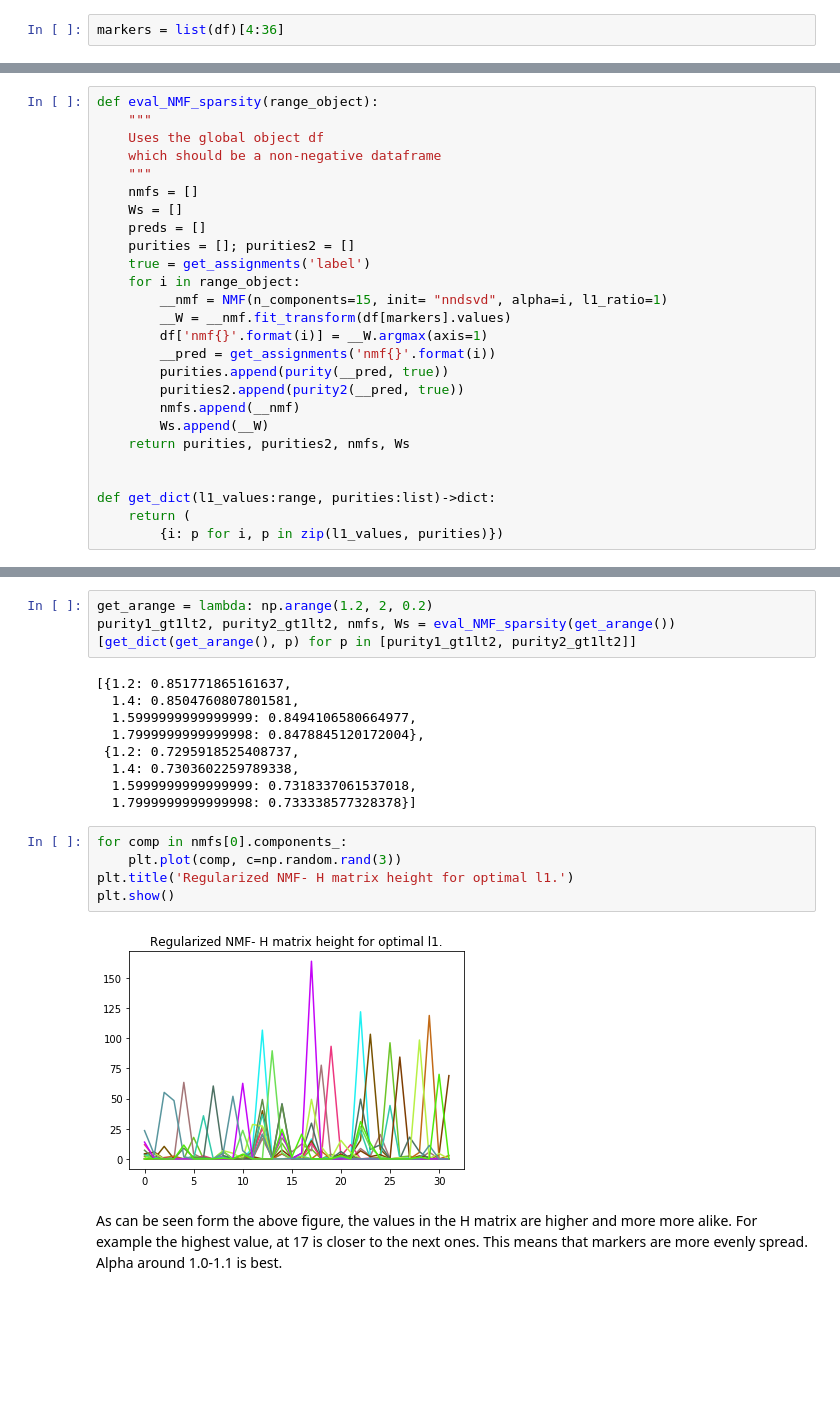
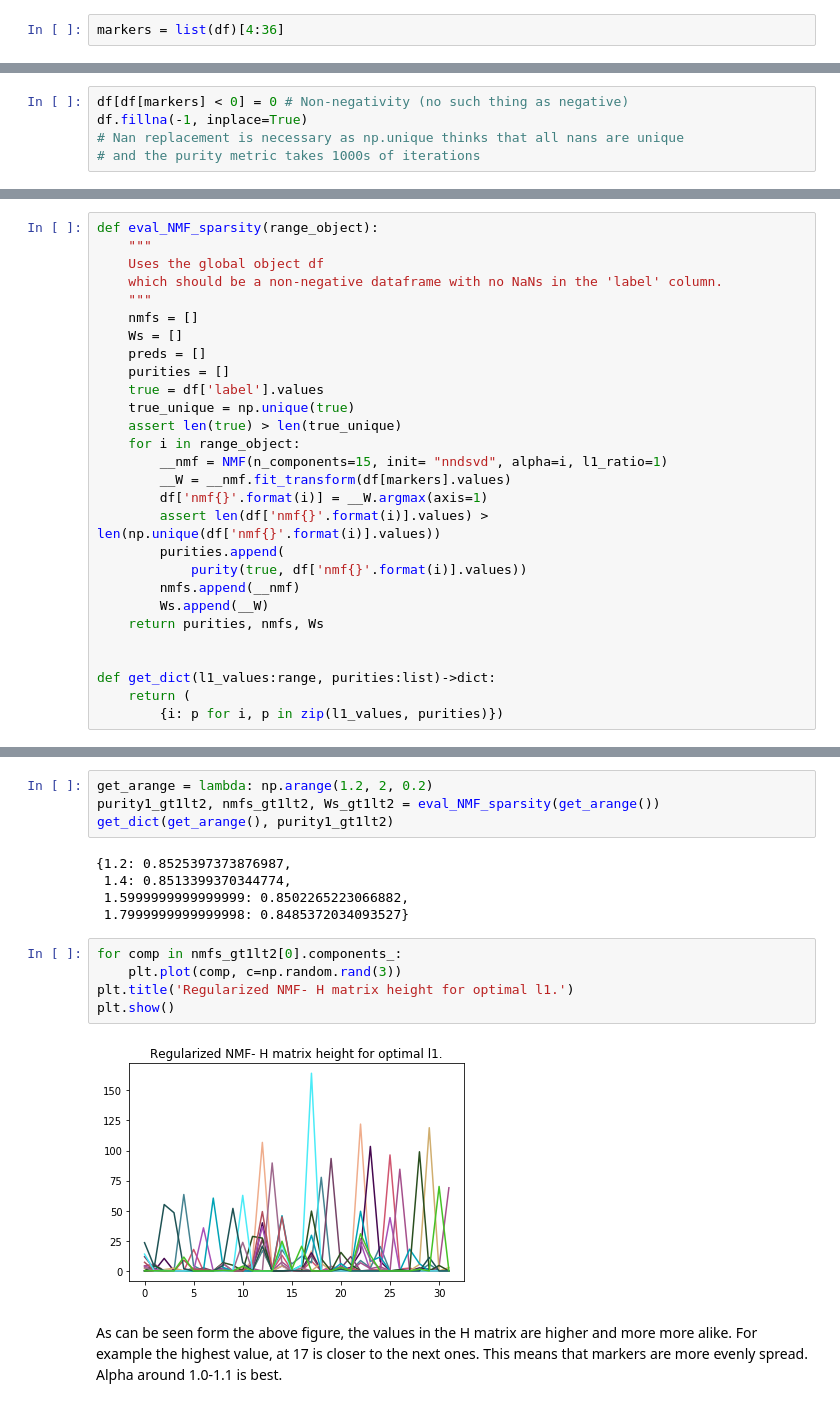
Before and after one commit to SimeonGeorgiev/msc_project, a Jupyter notebook: determine_sparsity_NMF.ipynb, the cells around one changed output, grey strips where cells are left out. Saved outputs shown, nothing was run; the diff lists cells and outputs as text; blank space fills up the shorter version.

Commit message:
Added markdown and purity metric

```diff
--- a/determine_sparsity_NMF.ipynb
+++ b/determine_sparsity_NMF.ipynb
@@ -58,0 +21,5 @@ def purity2(true, pred):
+# %%
+df[df[markers] < 0] = 0 # Non-negativity (no such thing as negative)
+df.fillna(-1, inplace=True)
+# Nan replacement is necessary as np.unique thinks that all nans are unique
+# and the purity metric takes 1000s of iterations
@@ -60,23 +63,25 @@ def purity2(true, pred):
 def eval_NMF_sparsity(range_object):
     """
     Uses the global object df
-    which should be a non-negative dataframe
+    which should be a non-negative dataframe with no NaNs in the 'label' column.
     """
     nmfs = []
     Ws = []
     preds = []
-    purities = []; purities2 = []
-    true = get_assignments('label')
+    purities = []
+    true = df['label'].values
+    true_unique = np.unique(true)
+    assert len(true) > len(true_unique)
     for i in range_object:
         __nmf = NMF(n_components=15, init= "nndsvd", alpha=i, l1_ratio=1)
         __W = __nmf.fit_transform(df[markers].values)
         df['nmf{}'.format(i)] = __W.argmax(axis=1)
-        __pred = get_assignments('nmf{}'.format(i))
-        purities.append(purity(__pred, true))
-        purities2.append(purity2(__pred, true))
+        assert len(df['nmf{}'.format(i)].values) > len(np.unique(df['nmf{}'.format(i)].values))
+        purities.append(
+            purity(true, df['nmf{}'.format(i)].values))
         nmfs.append(__nmf)
         Ws.append(__W)
-    return purities, purities2, nmfs, Ws
+    return purities, nmfs, Ws
 
 
 def get_dict(l1_values:range, purities:list)->dict:
@@ -114,23 +110,19 @@ purity1_lowl1, purity2_lowl1 = eval_NMF_sparsity(get_arange())
 # %%
 get_arange = lambda: np.arange(1.2, 2, 0.2)
-purity1_gt1lt2, purity2_gt1lt2, nmfs, Ws = eval_NMF_sparsity(get_arange())
-[get_dict(get_arange(), p) for p in [purity1_gt1lt2, purity2_gt1lt2]]
+purity1_gt1lt2, nmfs_gt1lt2, Ws_gt1lt2 = eval_NMF_sparsity(get_arange())
+get_dict(get_arange(), purity1_gt1lt2)
 # %% [output]
-[{1.2: 0.851771865161637,
-  1.4: 0.8504760807801581,
-  1.5999999999999999: 0.8494106580664977,
-  1.7999999999999998: 0.8478845120172004},
- {1.2: 0.7295918525408737,
-  1.4: 0.7303602259789338,
-  1.5999999999999999: 0.7318337061537018,
-  1.7999999999999998: 0.733338577328378}]
+{1.2: 0.8525397373876987,
+ 1.4: 0.8513399370344774,
+ 1.5999999999999999: 0.8502265223066882,
+ 1.7999999999999998: 0.8485372034093527}
 # %%
-for comp in nmfs[0].components_:
+for comp in nmfs_gt1lt2[0].components_:
     plt.plot(comp, c=np.random.rand(3))
 plt.title('Regularized NMF- H matrix height for optimal l1.')
 plt.show()
 # %% [output]
-[figure, old version]
+[figure, new version]
 # %% [markdown]
 As can be seen form the above figure, the values in the H matrix are higher and more more alike. For example the highest value, at 17 is closer to the next ones. This means that markers are more evenly spread.
 Alpha around 1.0-1.1 is best.
```
Also changed, not shown: parts of 6 cells of this notebook, 1 other file.
